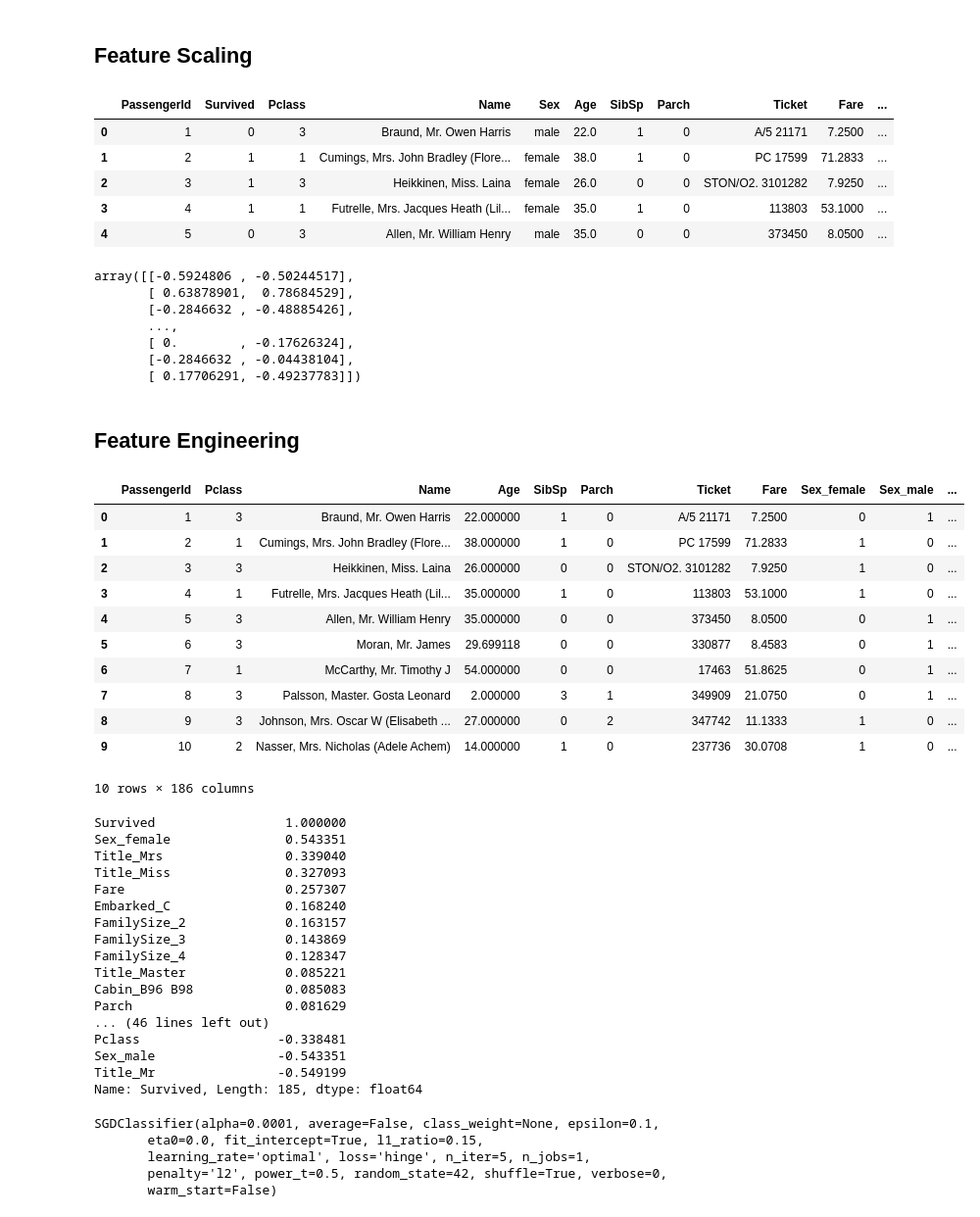
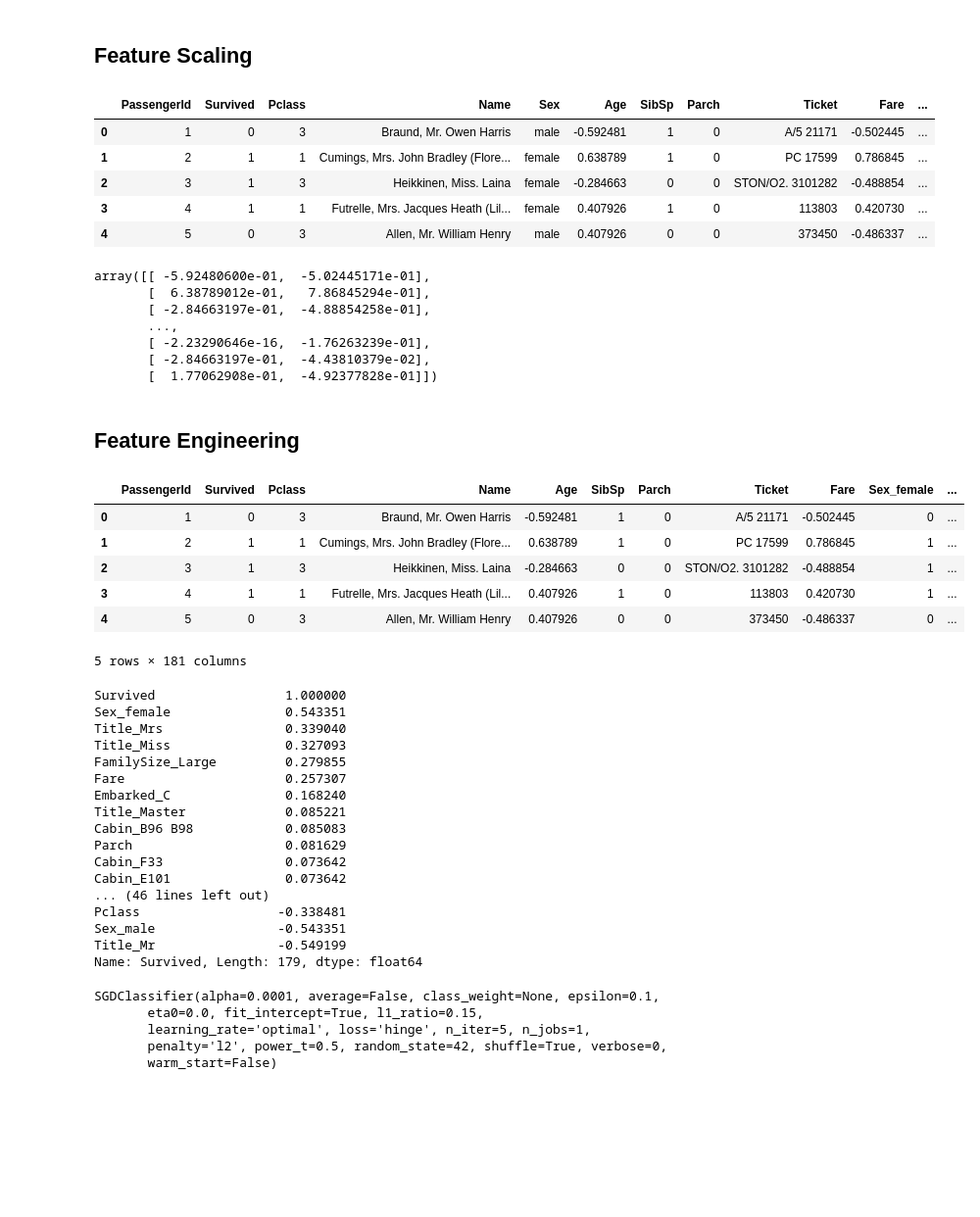
Before and after one commit to ClaudiuCreanga/data-science, a Jupyter notebook: titanic.ipynb, the cells around one changed output. Shown at 98% size. Saved outputs shown, nothing was run; the diff lists cells and outputs as text; code cells hidden in the pictures; blank space fills up the shorter version.

```diff
--- a/titanic.ipynb
+++ b/titanic.ipynb
@@ -92,10 +109,17 @@ e_bar.plot.bar()
 [figure]
 # %%
 X["FamilySize"] = 1 + X["SibSp"] + X["Parch"]
-family_size = X["FamilySize"].apply(lambda row: "Single" if row == 1 else ("Large" if row < 3 else "Extreme"))
+X_test["FamilySize"] = 1 + X_test["SibSp"] + X_test["Parch"]
+family_size = X["FamilySize"].apply(lambda row: "Single" if row == 1 else ("Large" if row < 5 else "Extreme"))
+family_size_test = X_test["FamilySize"].apply(lambda row: "Single" if row == 1 else ("Large" if row < 5 else "Extreme"))
+X["FamilySize"] = family_size
+
 family_size = pd.DataFrame(family_size)
 family_size["Survived"] = X["Survived"]
 family_size_transformed = pd.get_dummies(family_size, columns=["FamilySize"])
+
+X_test["FamilySize"] = family_size_test
+
 f_bar = family_size_transformed.groupby("Survived").apply(lambda column: column.sum()).transpose().drop(["Survived"])
 f_bar.columns = ["Died","Survived"]
 f_bar.plot.bar()
@@ -108,29 +132,33 @@ f_bar.plot.bar()
 # fill NaN values with mean so that we can do transformations
 
 X.fillna(X.mean(), inplace=True)
+X_test.fillna(X_test.mean(), inplace=True)
 X.head()
 # %% [output]
 |  | PassengerId | Survived | Pclass | Name | Sex | Age | SibSp | Parch | Ticket | Fare | ... |
-| 0 | 1 | 0 | 3 | Braund, Mr. Owen Harris | male | 22.0 | 1 | 0 | A/5 21171 | 7.2500 | ... |
-| 1 | 2 | 1 | 1 | Cumings, Mrs. John Bradley (Flore... | female | 38.0 | 1 | 0 | PC 17599 | 71.2833 | ... |
-| 2 | 3 | 1 | 3 | Heikkinen, Miss. Laina | female | 26.0 | 0 | 0 | STON/O2. 3101282 | 7.9250 | ... |
-| 3 | 4 | 1 | 1 | Futrelle, Mrs. Jacques Heath (Lil... | female | 35.0 | 1 | 0 | 113803 | 53.1000 | ... |
-| 4 | 5 | 0 | 3 | Allen, Mr. William Henry | male | 35.0 | 0 | 0 | 373450 | 8.0500 | ... |
+| 0 | 1 | 0 | 3 | Braund, Mr. Owen Harris | male | -0.592481 | 1 | 0 | A/5 21171 | -0.502445 | ... |
+| 1 | 2 | 1 | 1 | Cumings, Mrs. John Bradley (Flore... | female | 0.638789 | 1 | 0 | PC 17599 | 0.786845 | ... |
+| 2 | 3 | 1 | 3 | Heikkinen, Miss. Laina | female | -0.284663 | 0 | 0 | STON/O2. 3101282 | -0.488854 | ... |
+| 3 | 4 | 1 | 1 | Futrelle, Mrs. Jacques Heath (Lil... | female | 0.407926 | 1 | 0 | 113803 | 0.420730 | ... |
+| 4 | 5 | 0 | 3 | Allen, Mr. William Henry | male | 0.407926 | 0 | 0 | 373450 | -0.486337 | ... |
 # %%
 # Age and Fares are on different scales, so let's scale them
 
 from sklearn import preprocessing
 
 std_scale = preprocessing.StandardScaler().fit_transform(X[['Age', 'Fare']])
+X[["Age", "Fare"]] = std_scale
+std_scale_test = preprocessing.StandardScaler().fit_transform(X_test[['Age', 'Fare']])
+X_test[["Age", "Fare"]] = std_scale_test
 std_scale
 # %% [output]
-array([[-0.5924806 , -0.50244517],
-       [ 0.63878901,  0.78684529],
-       [-0.2846632 , -0.48885426],
+array([[ -5.92480600e-01,  -5.02445171e-01],
+       [  6.38789012e-01,   7.86845294e-01],
+       [ -2.84663197e-01,  -4.88854258e-01],
        ...,
-       [ 0.        , -0.17626324],
-       [-0.2846632 , -0.04438104],
-       [ 0.17706291, -0.49237783]])
+       [ -2.23290646e-16,  -1.76263239e-01],
+       [ -2.84663197e-01,  -4.43810379e-02],
+       [  1.77062908e-01,  -4.92377828e-01]])
 # %% [markdown]
 ## Feature Engineering
 # %%
@@ -140,18 +169,13 @@ X_transformed = pd.get_dummies(X, columns = ["Sex", "FamilySize", "Cabin", "Titl
 # %%
-X_transformed.head(10)
+X_transformed.head()
 # %% [output]
-|  | PassengerId | Pclass | Name | Age | SibSp | Parch | Ticket | Fare | Sex_female | Sex_male | ... |
-| 0 | 1 | 3 | Braund, Mr. Owen Harris | 22.000000 | 1 | 0 | A/5 21171 | 7.2500 | 0 | 1 | ... |
-| 1 | 2 | 1 | Cumings, Mrs. John Bradley (Flore... | 38.000000 | 1 | 0 | PC 17599 | 71.2833 | 1 | 0 | ... |
-| 2 | 3 | 3 | Heikkinen, Miss. Laina | 26.000000 | 0 | 0 | STON/O2. 3101282 | 7.9250 | 1 | 0 | ... |
-| 3 | 4 | 1 | Futrelle, Mrs. Jacques Heath (Lil... | 35.000000 | 1 | 0 | 113803 | 53.1000 | 1 | 0 | ... |
-| 4 | 5 | 3 | Allen, Mr. William Henry | 35.000000 | 0 | 0 | 373450 | 8.0500 | 0 | 1 | ... |
-| 5 | 6 | 3 | Moran, Mr. James | 29.699118 | 0 | 0 | 330877 | 8.4583 | 0 | 1 | ... |
-| 6 | 7 | 1 | McCarthy, Mr. Timothy J | 54.000000 | 0 | 0 | 17463 | 51.8625 | 0 | 1 | ... |
-| 7 | 8 | 3 | Palsson, Master. Gosta Leonard | 2.000000 | 3 | 1 | 349909 | 21.0750 | 0 | 1 | ... |
-| 8 | 9 | 3 | Johnson, Mrs. Oscar W (Elisabeth ... | 27.000000 | 0 | 2 | 347742 | 11.1333 | 1 | 0 | ... |
-| 9 | 10 | 2 | Nasser, Mrs. Nicholas (Adele Achem) | 14.000000 | 1 | 0 | 237736 | 30.0708 | 1 | 0 | ... |
+|  | PassengerId | Survived | Pclass | Name | Age | SibSp | Parch | Ticket | Fare | Sex_female | ... |
+| 0 | 1 | 0 | 3 | Braund, Mr. Owen Harris | -0.592481 | 1 | 0 | A/5 21171 | -0.502445 | 0 | ... |
+| 1 | 2 | 1 | 1 | Cumings, Mrs. John Bradley (Flore... | 0.638789 | 1 | 0 | PC 17599 | 0.786845 | 1 | ... |
+| 2 | 3 | 1 | 3 | Heikkinen, Miss. Laina | -0.284663 | 0 | 0 | STON/O2. 3101282 | -0.488854 | 1 | ... |
+| 3 | 4 | 1 | 1 | Futrelle, Mrs. Jacques Heath (Lil... | 0.407926 | 1 | 0 | 113803 | 0.420730 | 1 | ... |
+| 4 | 5 | 0 | 3 | Allen, Mr. William Henry | 0.407926 | 0 | 0 | 373450 | -0.486337 | 0 | ... |
-10 rows × 186 columns
+5 rows × 181 columns
 # %%
 # correlations
 
@@ -162,19 +186,19 @@ Survived                 1.000000
 Sex_female               0.543351
 Title_Mrs                0.339040
 Title_Miss               0.327093
+FamilySize_Large         0.279855
 Fare                     0.257307
 Embarked_C               0.168240
-FamilySize_2             0.163157
-FamilySize_3             0.143869
-FamilySize_4             0.128347
 Title_Master             0.085221
 Cabin_B96 B98            0.085083
 Parch                    0.081629
+Cabin_F33                0.073642
+Cabin_E101               0.073642
 ... (46 lines left out)
 Pclass                  -0.338481
 Sex_male                -0.543351
 Title_Mr                -0.549199
-Name: Survived, Length: 185, dtype: float64
+Name: Survived, Length: 179, dtype: float64
 # %%
 # remove columns that offer little help and the labels
 
```
Also changed, not shown: parts of 12 cells of this notebook.
